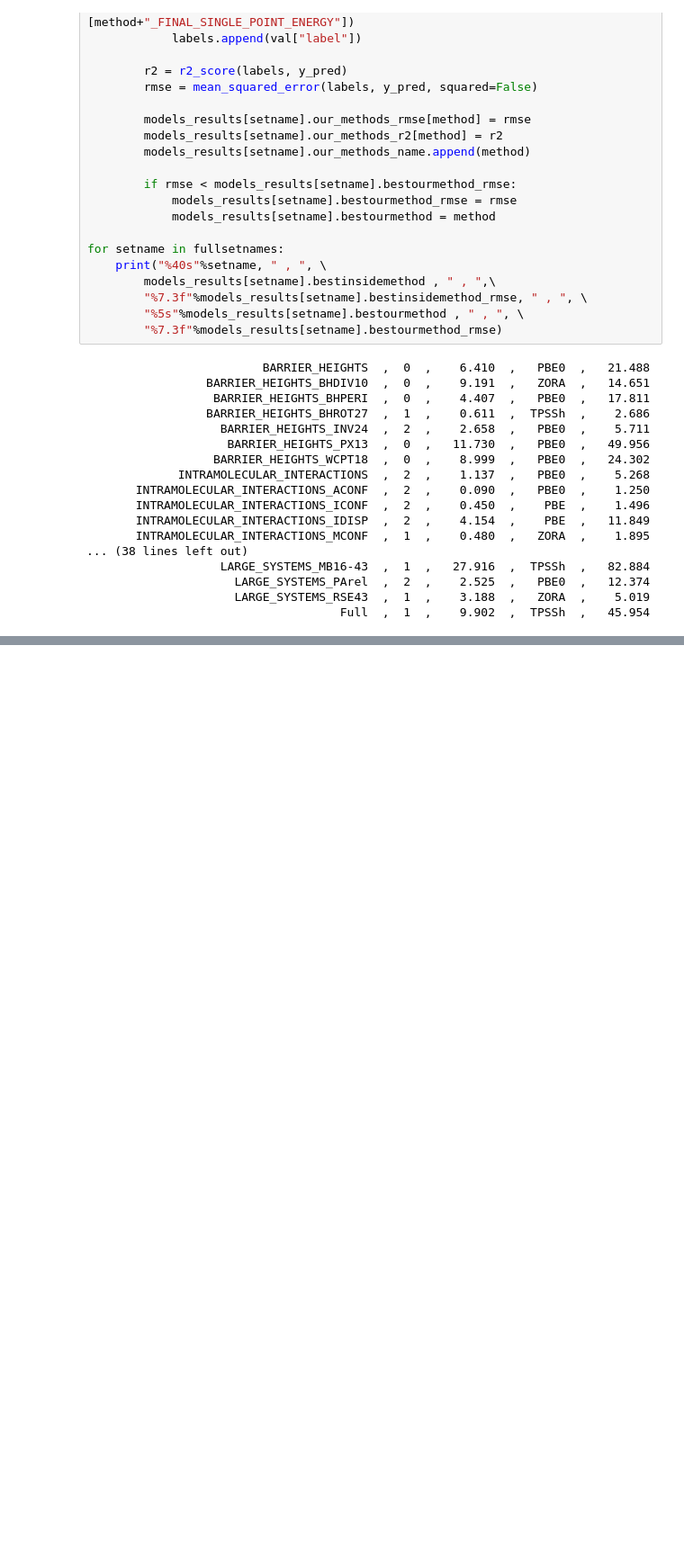
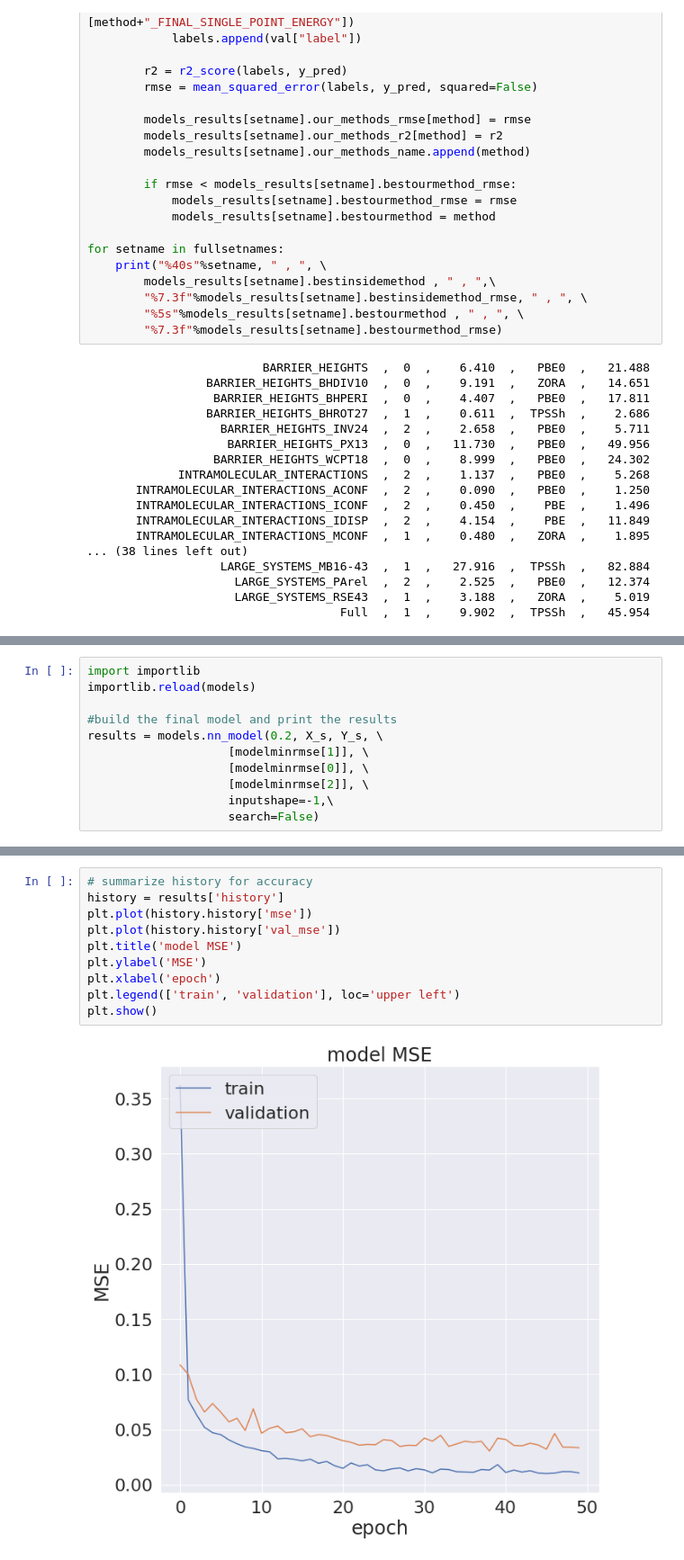
Before and after one commit to lstorchi/model_reaction_data, a Jupyter notebook: generaldataset_NN.ipynb, the cells around one changed output, grey strips where cells are left out. Shown: that part at 90% size. Drawn from its saved outputs; the diff is of its cells as text; blank space fills up the shorter version.

```diff
--- a/generaldataset_NN.ipynb
+++ b/generaldataset_NN.ipynb
@@ -390,0 +417,11 @@ Correlation matrix
+# %%
+import importlib
+importlib.reload(models)
+
+#build the final model and print the results
+results = models.nn_model(0.2, X_s, Y_s, \
+                    [modelminrmse[1]], \
+                    [modelminrmse[0]], \
+                    [modelminrmse[2]], \
+                    inputshape=-1,\
+                    search=False)
@@ -390,0 +432,12 @@ Correlation matrix
+# %%
+# summarize history for accuracy
+history = results['history']
+plt.plot(history.history['mse'])
+plt.plot(history.history['val_mse'])
+plt.title('model MSE')
+plt.ylabel('MSE')
+plt.xlabel('epoch')
+plt.legend(['train', 'validation'], loc='upper left')
+plt.show()
+# %% [output]
+[figure, added]
```
Also changed, not shown: parts of 8 cells of this notebook, 1 other file.
